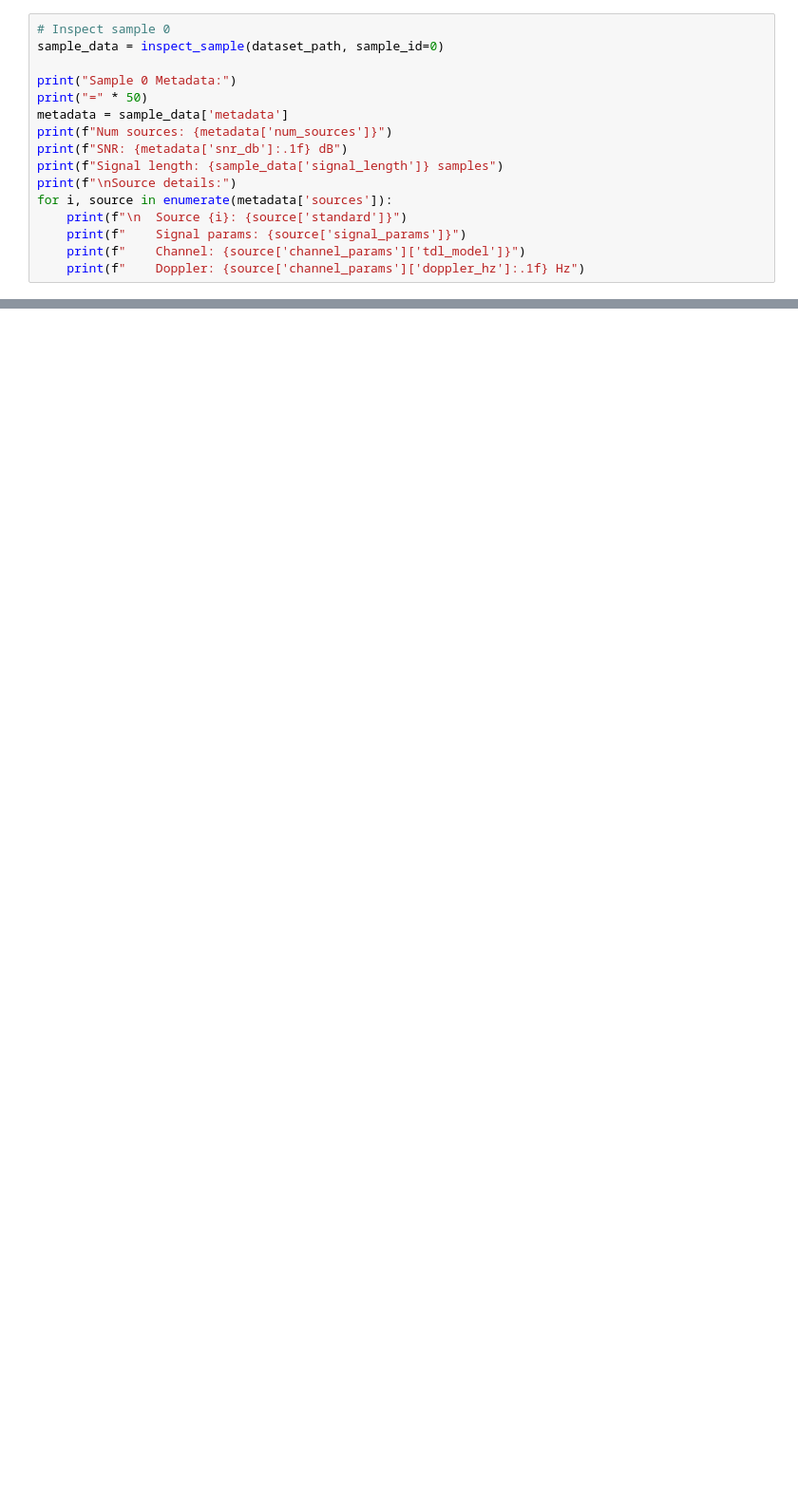
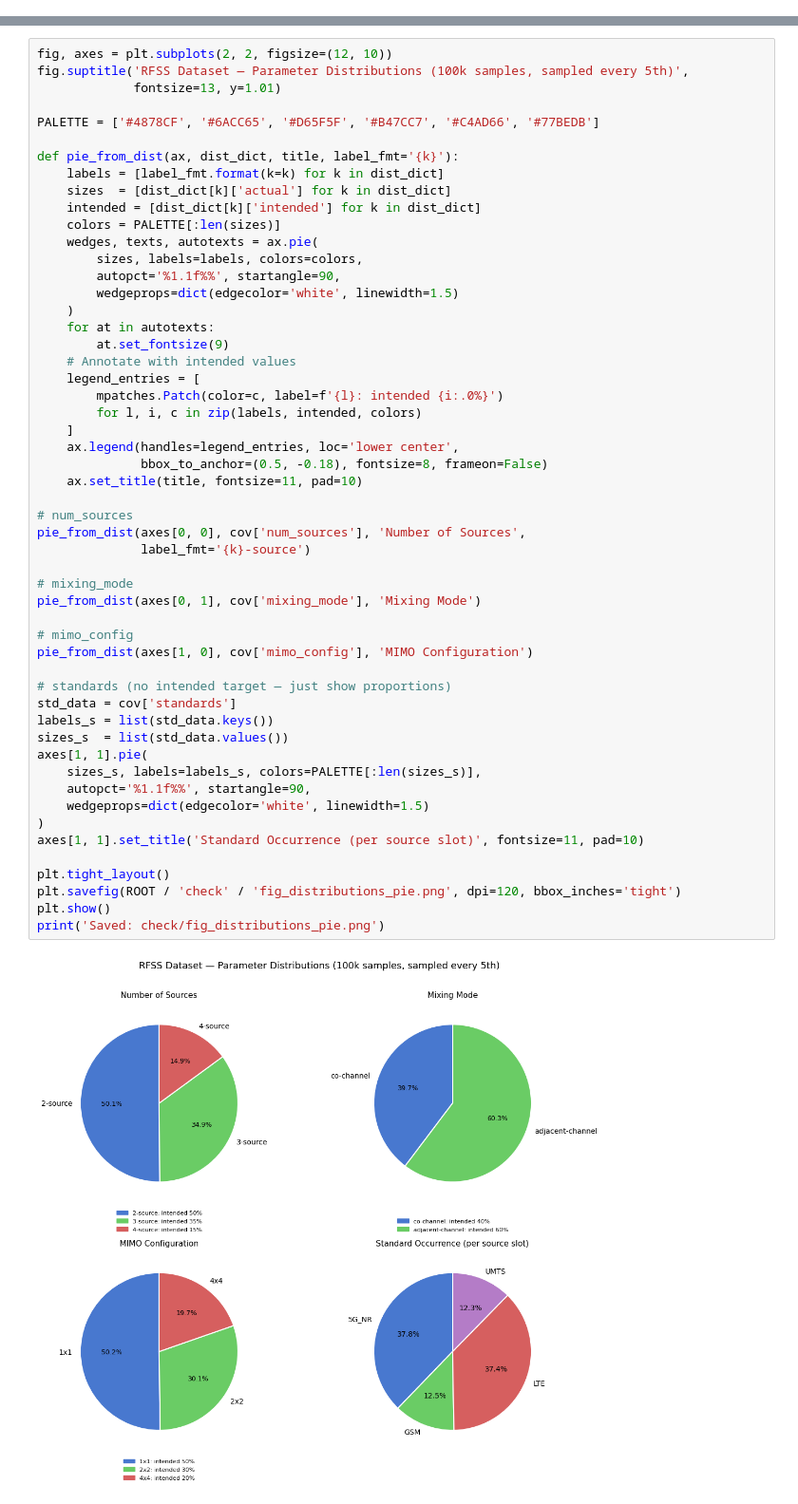
Before and after one commit to chenhao1umbc/dataset_RFSS, a Jupyter notebook: check/demo_phase2.ipynb, the cells around one changed output, grey strips where cells are left out. Shown at 95% size. Drawn from its saved outputs; the diff is of its cells as text; blank space fills up the shorter version.

Commit message:
added the original source file

```diff
--- a/check/demo_phase2.ipynb
+++ b/check/demo_phase2.ipynb
@@ -188,16 +0,0 @@ Look at specific samples in detail.
-# %%
-# Inspect sample 0
-sample_data = inspect_sample(dataset_path, sample_id=0)
-
-print("Sample 0 Metadata:")
-print("=" * 50)
-metadata = sample_data['metadata']
-print(f"Num sources: {metadata['num_sources']}")
-print(f"SNR: {metadata['snr_db']:.1f} dB")
-print(f"Signal length: {sample_data['signal_length']} samples")
-print(f"\nSource details:")
-for i, source in enumerate(metadata['sources']):
-    print(f"\n  Source {i}: {source['standard']}")
-    print(f"    Signal params: {source['signal_params']}")
-    print(f"    Channel: {source['channel_params']['tdl_model']}")
-    print(f"    Doppler: {source['channel_params']['doppler_hz']:.1f} Hz")
@@ -419,0 +44,55 @@ This notebook demonstrates:
+# %%
+fig, axes = plt.subplots(2, 2, figsize=(12, 10))
+fig.suptitle('RFSS Dataset — Parameter Distributions (100k samples, sampled every 5th)',
+             fontsize=13, y=1.01)
+
+PALETTE = ['#4878CF', '#6ACC65', '#D65F5F', '#B47CC7', '#C4AD66', '#77BEDB']
+
+def pie_from_dist(ax, dist_dict, title, label_fmt='{k}'):
+    labels = [label_fmt.format(k=k) for k in dist_dict]
+    sizes  = [dist_dict[k]['actual'] for k in dist_dict]
+    intended = [dist_dict[k]['intended'] for k in dist_dict]
+    colors = PALETTE[:len(sizes)]
+    wedges, texts, autotexts = ax.pie(
+        sizes, labels=labels, colors=colors,
+        autopct='%1.1f%%', startangle=90,
+        wedgeprops=dict(edgecolor='white', linewidth=1.5)
+    )
+    for at in autotexts:
+        at.set_fontsize(9)
+    # Annotate with intended values
+    legend_entries = [
+        mpatches.Patch(color=c, label=f'{l}: intended {i:.0%}')
+        for l, i, c in zip(labels, intended, colors)
+    ]
+    ax.legend(handles=legend_entries, loc='lower center',
+              bbox_to_anchor=(0.5, -0.18), fontsize=8, frameon=False)
+    ax.set_title(title, fontsize=11, pad=10)
+
+# num_sources
+pie_from_dist(axes[0, 0], cov['num_sources'], 'Number of Sources',
+              label_fmt='{k}-source')
+
+# mixing_mode
+pie_from_dist(axes[0, 1], cov['mixing_mode'], 'Mixing Mode')
+
+# mimo_config
+pie_from_dist(axes[1, 0], cov['mimo_config'], 'MIMO Configuration')
+
+# standards (no intended target — just show proportions)
+std_data = cov['standards']
+labels_s = list(std_data.keys())
+sizes_s  = list(std_data.values())
+axes[1, 1].pie(
+    sizes_s, labels=labels_s, colors=PALETTE[:len(sizes_s)],
+    autopct='%1.1f%%', startangle=90,
+    wedgeprops=dict(edgecolor='white', linewidth=1.5)
+)
+axes[1, 1].set_title('Standard Occurrence (per source slot)', fontsize=11, pad=10)
+
+plt.tight_layout()
+plt.savefig(ROOT / 'check' / 'fig_distributions_pie.png', dpi=120, bbox_inches='tight')
+plt.show()
+print('Saved: check/fig_distributions_pie.png')
+# %% [output]
+[figure, added]
```
Also changed, not shown: parts of 38 cells of this notebook, 19 other files.
